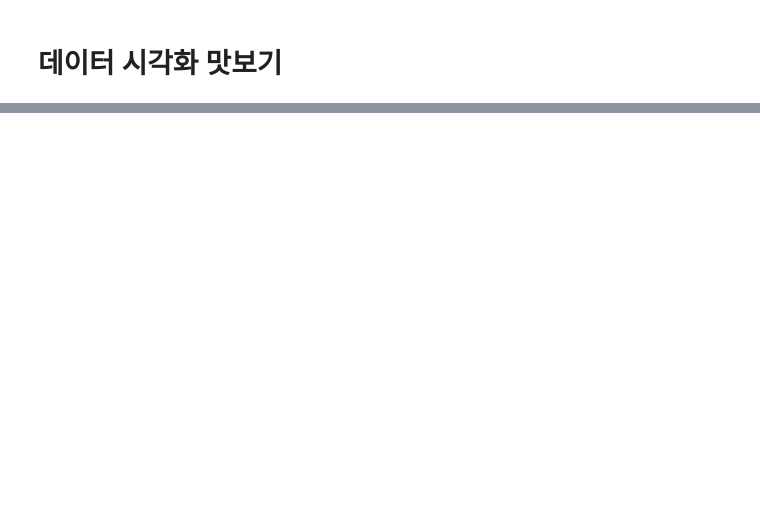
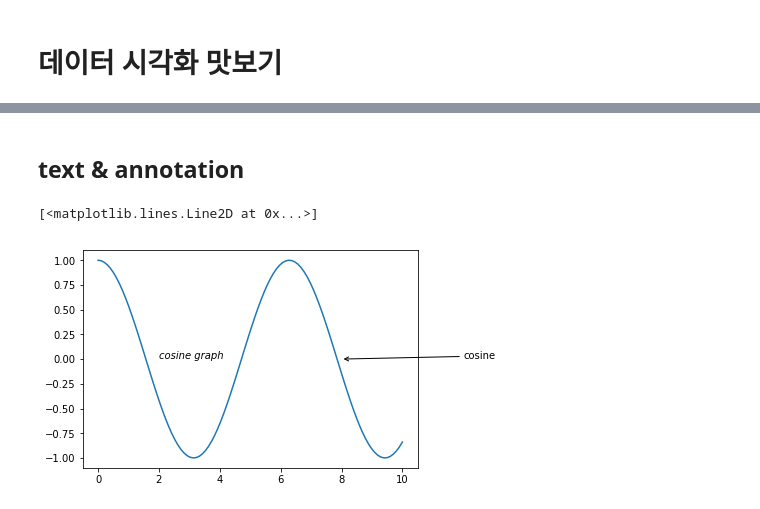
Before and after one commit to imagineer-io/data-by-python, a Jupyter notebook: Data Visualization.ipynb, the cells around one changed output, grey strips where cells are left out. Saved outputs shown, nothing was run; the diff lists cells and outputs as text; code cells hidden in the pictures; blank space fills up the shorter version.

```diff
--- a/Data Visualization.ipynb
+++ b/Data Visualization.ipynb
@@ -172,0 +332,13 @@ plt.show()
+# %% [markdown]
+## text & annotation
+# %%
+plt.text(2, 0, 'cosine graph', style='italic')
+plt.annotate("cosine",
+            xy=(8, 0),
+            xycoords='data',
+            xytext=(12, 0), textcoords='data', arrowprops=dict(arrowstyle="->",
+            connectionstyle="arc3"),)
+plt.plot(x, y)
+# %% [output]
+[<matplotlib.lines.Line2D at 0x...>]
+[figure, added]
```
Also changed, not shown: parts of 35 cells of this notebook, 1 other file.
